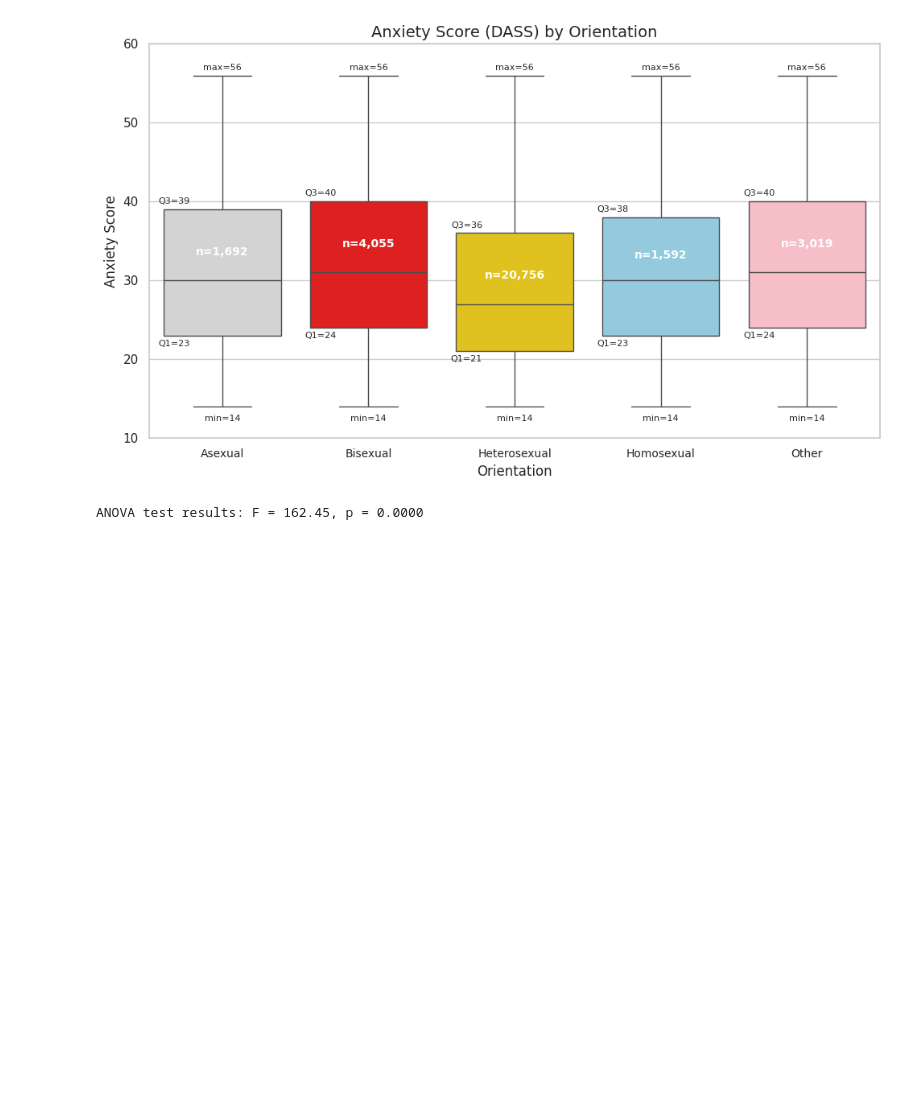
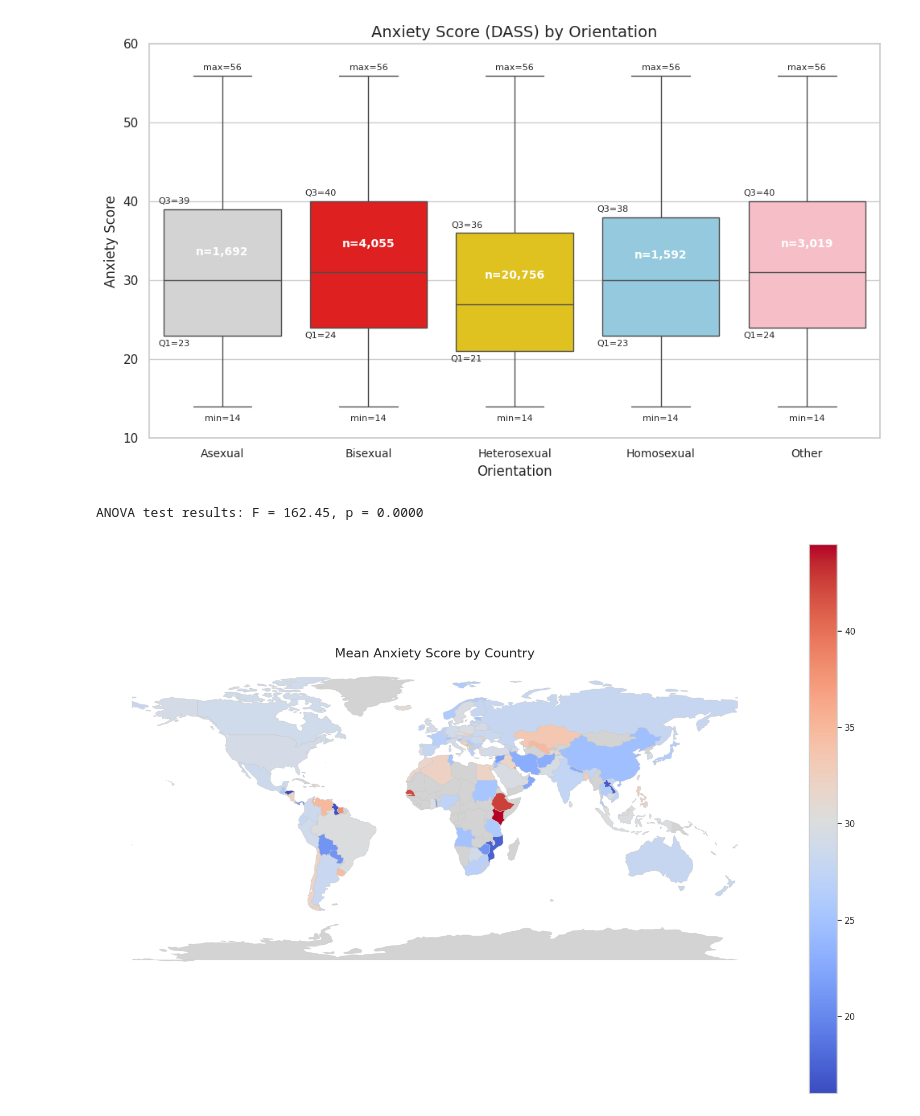
Before and after one commit to vrelvape/individual-project-mental-health, a Jupyter notebook: notebooks/01_exploration.ipynb, the cells around one changed output. Cells and saved outputs as stored; diff of their text form; code cells hidden in the pictures; blank space fills up the shorter version.

```diff
--- a/notebooks/01_exploration.ipynb
+++ b/notebooks/01_exploration.ipynb
@@ -1148,3 +1148,48 @@ f_stat, p_val = stats.f_oneway(*groups)
 print(f"ANOVA test results: F = {f_stat:.2f}, p = {p_val:.4f}")
 # %% [output]
 ANOVA test results: F = 162.45, p = 0.0000
+# %%
+import geopandas as gpd
+import pandas as pd
+import matplotlib.pyplot as plt
+import pycountry
+
+# 🔹 Étape 1 : Moyenne d’anxiété par pays
+mean_anxiety_by_country = analysis_standardized_df.groupby("country_name")["dassanxiety"].mean().reset_index()
+mean_anxiety_by_country.columns = ["country_name", "mean_anxiety"]
+
+# 🔹 Étape 2 : Convertir noms de pays en ISO Alpha-3
+def get_iso_alpha_3(name):
+    try:
+        return pycountry.countries.lookup(name).alpha_3
+    except:
+        return None
+
+mean_anxiety_by_country["iso_alpha_3"] = mean_anxiety_by_country["country_name"].apply(get_iso_alpha_3)
+
+# 🔹 Étape 3 : Charger une carte du monde (GeoJSON hébergé)
+url = "https://raw.githubusercontent.com/johan/world.geo.json/master/countries.geo.json"
+world = gpd.read_file(url)
+
+# 🔹 Étape 4 : Fusionner avec les scores
+world["iso_a3"] = world["id"]  # L’ID contient les codes ISO Alpha-3
+merged = world.merge(mean_anxiety_by_country, how="left", left_on="iso_a3", right_on="iso_alpha_3")
+
+# 🔹 Étape 5 : Afficher la carte
+fig, ax = plt.subplots(1, 1, figsize=(15, 10))
+merged.plot(
+    column="mean_anxiety",
+    cmap="coolwarm",
+    linewidth=0.5,
+    ax=ax,
+    edgecolor="0.8",
+    legend=True,
+    missing_kwds={"color": "lightgrey", "label": "No data"}
+)
+
+ax.set_title("Mean Anxiety Score by Country", fontsize=16)
+ax.axis("off")
+plt.tight_layout()
+plt.show()
+# %% [output]
+[figure, added]
```
Also changed, not shown: parts of 4 cells of this notebook.
